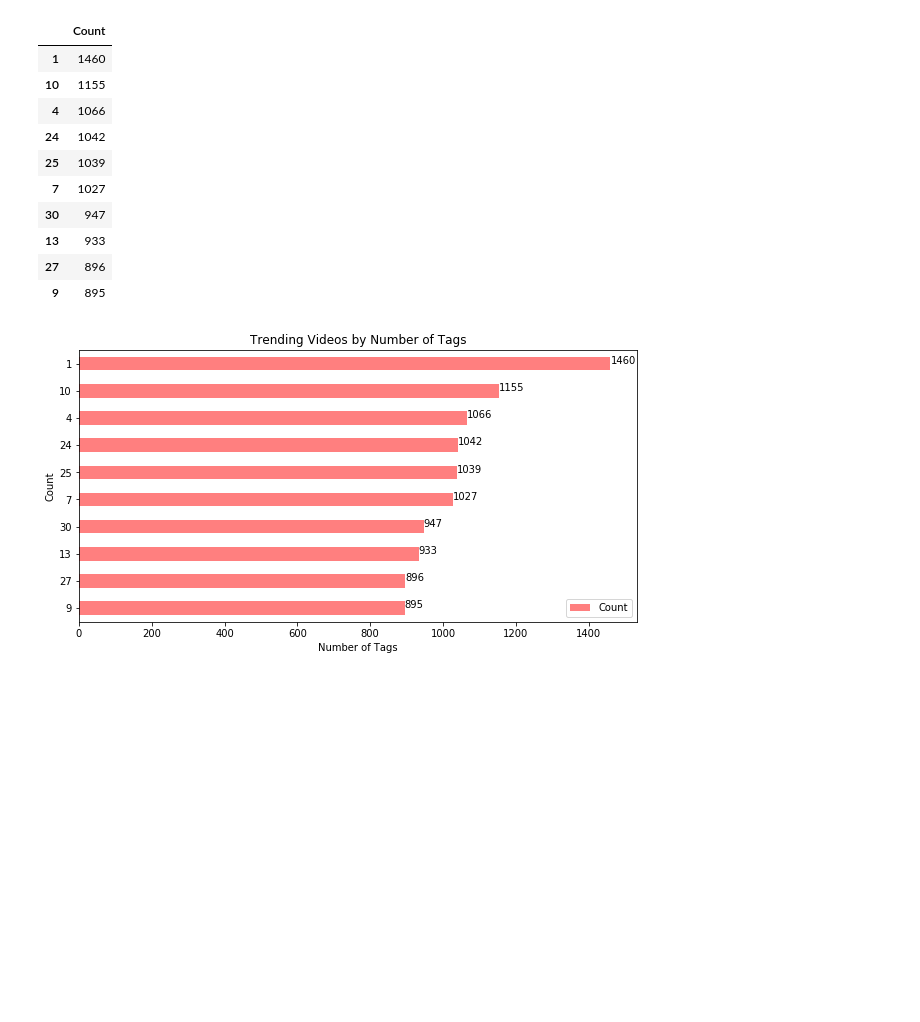
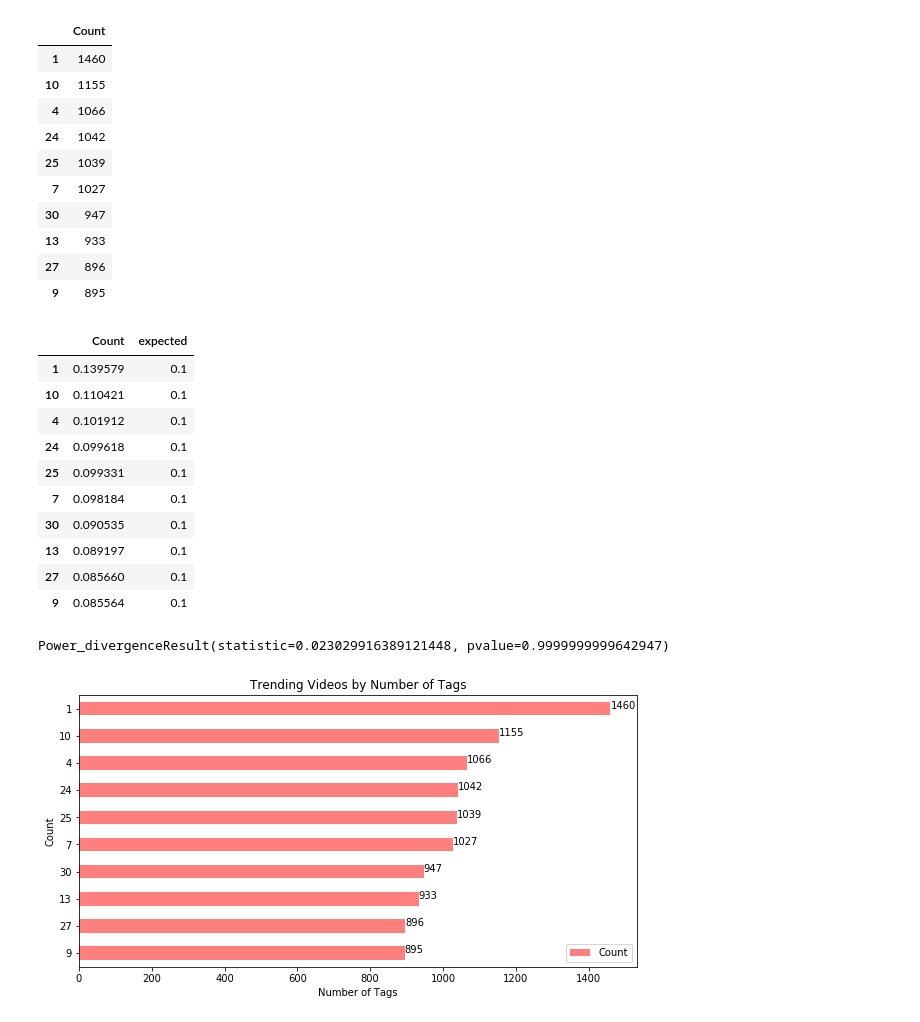
Before and after one commit to hannah8075/youtube-analysis, a Jupyter notebook: youtube-data-analysis.ipynb, the cells around one changed output. Saved outputs shown, nothing was run; the diff lists cells and outputs as text; code cells hidden in the pictures; blank space fills up the shorter version.

```diff
--- a/youtube-data-analysis.ipynb
+++ b/youtube-data-analysis.ipynb
@@ -126,6 +143,41 @@ tag_count_df
 | 13 | 933 |
 | 27 | 896 |
 | 9 | 895 |
+# %%
+# tag_count_df.sum(); 10460
+
+# create df for chi-square test
+chi_tag_df = tag_count_df.copy()
+chi_tag_df["expected"] = 1/10
+chi_tag_df
+
+for index, row in chi_tag_df.iterrows():
+    # Get date at each row
+    count = row["Count"]
+    chi_tag_df.loc[index, "Count"]= count/10460
+
+chi_tag_df
+# %% [output]
+|  | Count | expected |
+| 1 | 0.139579 | 0.1 |
+| 10 | 0.110421 | 0.1 |
+| 4 | 0.101912 | 0.1 |
+| 24 | 0.099618 | 0.1 |
+| 25 | 0.099331 | 0.1 |
+| 7 | 0.098184 | 0.1 |
+| 30 | 0.090535 | 0.1 |
+| 13 | 0.089197 | 0.1 |
+| 27 | 0.085660 | 0.1 |
+| 9 | 0.085564 | 0.1 |
+# %%
+#DF: 10-1 = 9
+critical_value = stats.chi2.ppf(q = 0.95, df = 9)
+#critical_value = 16.92
+
+stats.chisquare(chi_tag_df['Count'], chi_tag_df['expected'])
+#Since the chi square value of 0.02 does not exceed the critical value, we conclude that the results are not statistically significant.
+# %% [output]
+Power_divergenceResult(statistic=0.023029916389121448, pvalue=0.9999999999642947)
 # %%
 tag_count_df.plot.barh(color='r', alpha=0.5, rot=0)
 plt.title("Trending Videos by Number of Tags")
```
Also changed, not shown: parts of 10 cells of this notebook, 1 other file.
